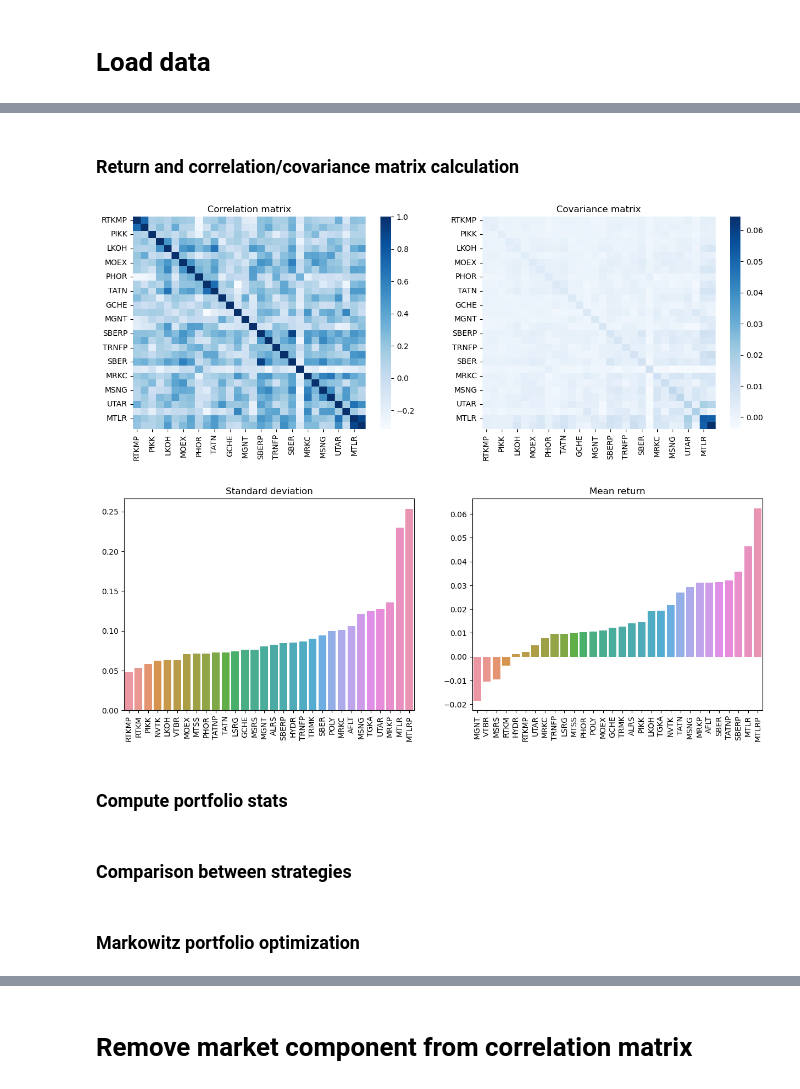
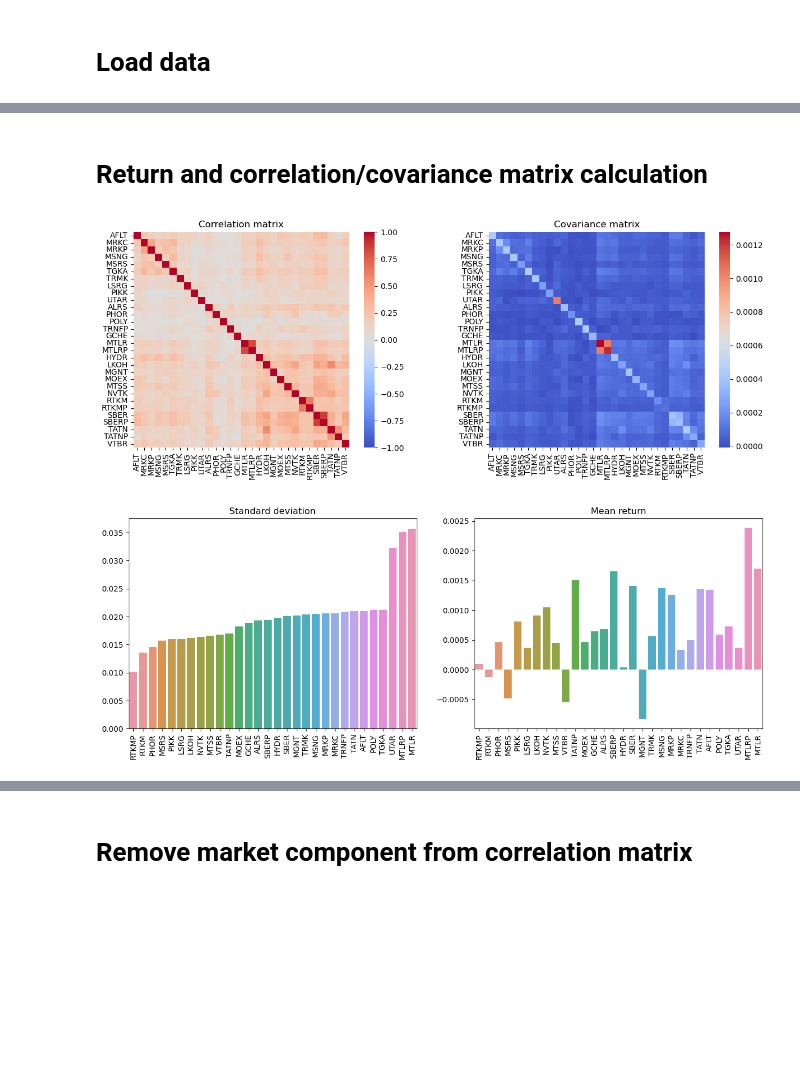
Before and after one commit to Maksim787/neurotrader, a Jupyter notebook: research/correlations.ipynb, the cells around one changed output, grey strips where cells are left out. Saved outputs shown, nothing was run; the diff lists cells and outputs as text; code cells hidden in the pictures; blank space fills up the shorter version.

Commit message:
(1) Split code into several files; (2) Split correlations analysis and markowitz strategy into two .ipynb files; (3) Add README.md for Research

```diff
--- a/research/correlations.ipynb
+++ b/research/correlations.ipynb
@@ -180,0 +21,6 @@ plot_ticker('SBER', df_price_train, df_price_test)
+# %%
+from load import load_data, train_test_split
+
+
+df_price = load_data()
+df_price_train, df_price_test = train_test_split(df_price)
@@ -181,2 +50,2 @@ plot_ticker('SBER', df_price_train, df_price_test)
 # %% [markdown]
-### Return and correlation/covariance matrix calculation
+# Return and correlation/covariance matrix calculation
@@ -205,37 +52,39 @@ def get_correlations(df_price) -> Correlations:
 # %%
-def plot_correlations(df_price):
-    correlations = get_correlations(df_price)
-    sorted_index = sorted(correlations.index, key=lambda x: correlations.cov[x][x])
+from correlations import get_returns_correlations, sort_corr, plot_correlations
+
+
+def plot_corr_cov_returns_mean_std(df_price):
+    correlations = get_returns_correlations(df_price)
+    sorted_index = sort_corr(correlations.corr)
 
     # Plot correlations
-    fig, (ax1, ax2) = plt.subplots(1, 2)
-    fig.set_figwidth(15)
-    fig.set_figheight(5)
-    for matrix, title, ax in [(correlations.corr, 'Correlation', ax1), (correlations.cov, 'Covariance', ax2)]:
-        sns.heatmap(matrix.loc[sorted_index, sorted_index], cmap='Blues', ax=ax)
-        ax.set_title(f'{title} matrix')
+    plt.subplots(1, 2, figsize=(15, 5))
+    plt.subplot(1, 2, 1)
+    plot_correlations(correlations.corr, sorted_index)
+    plt.title('Correlation matrix')
+    plt.subplot(1, 2, 2)
+    sns.heatmap(correlations.cov.loc[sorted_index, sorted_index], cmap='coolwarm', xticklabels=True, yticklabels=True, square=True)
+    plt.title('Covariance matrix')
     plt.show()
 
     # Plot mean return and its standard deviation
     fig, (ax1, ax2) = plt.subplots(1, 2)
     fig.set_figwidth(15)
     fig.set_figheight(5)
 
+    sorted_index = sorted(correlations.index, key=lambda x: correlations.cov[x][x])
     sns.barplot(x=sorted_index, y=np.sqrt(np.diagonal(correlations.cov.loc[sorted_index, sorted_index])), ax=ax1)
     ax1.set_title('Standard deviation')
     ax1.set_xticklabels(ax1.get_xticklabels(), rotation=90)
 
-    sorted_index = sorted(correlations.index, key=lambda x: correlations.returns.mean(axis=0)[x])
     sns.barplot(x=sorted_index, y=correlations.returns[sorted_index].mean(axis=0), ax=ax2)
     ax2.set_title('Mean return')
     ax2.set_xticklabels(ax2.get_xticklabels(), rotation=90)
 
     plt.show()
 
 
-plot_correlations(df_price_train)
+plot_corr_cov_returns_mean_std(df_price_train)
 # %% [output]
-[figure, old version]
+[figure, new version]
-[figure, old version]
+[figure, new version]
-# %% [markdown]
-### Compute portfolio stats
@@ -389,2 +90,0 @@ class PortfolioTrainTestStats:
-# %% [markdown]
-### Comparison between strategies
@@ -467,2 +90,0 @@ def compare_strategies(strategies: list[Strategy], df_price_train: pd.DataFrame,
-# %% [markdown]
-### Markowitz portfolio optimization
```
Also changed, not shown: parts of 36 cells of this notebook, 10 other files.
